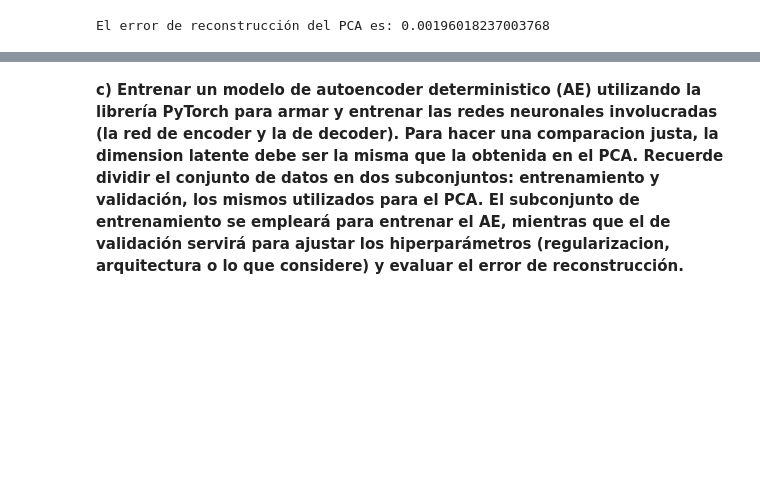
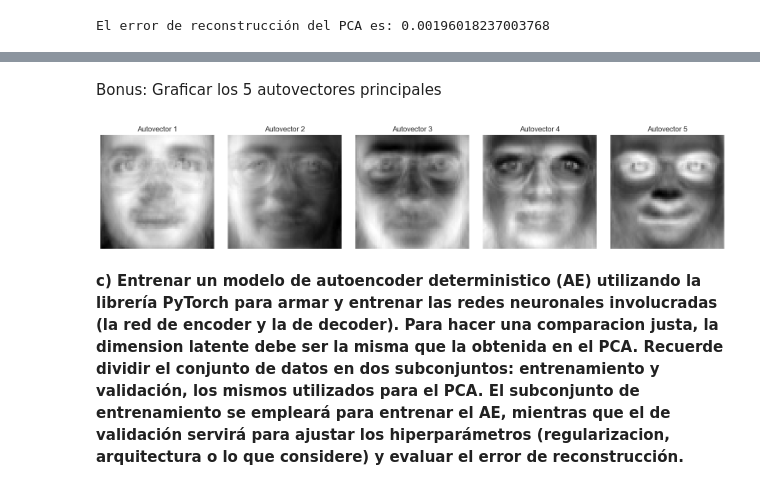
Before and after one commit to gonzabaleta/udesa-ml-unsupervised-learning, a Jupyter notebook: Zabaleta_Gonzalo_Notebook_TP4.ipynb, the cells around one changed output, grey strips where cells are left out. Drawn from its saved outputs; the diff is of its cells as text; code cells hidden in the pictures; blank space fills up the shorter version.

```diff
--- a/Zabaleta_Gonzalo_Notebook_TP4.ipynb
+++ b/Zabaleta_Gonzalo_Notebook_TP4.ipynb
@@ -129,3 +117,9 @@ Unique labels: [0 1 2 3 4 5 6 7 8 9]
+# %% [markdown]
+Bonus: Graficar los 5 autovectores principales
+# %%
+plot_eigenvectors(W, n_components=5, filename="6_eigenvectors")
+# %% [output]
+[figure, added]
 # %% [markdown]
 **c) Entrenar un modelo de autoencoder
   deterministico (AE) utilizando la librería
```
Also changed, not shown: parts of 31 cells of this notebook, 19 other files.
